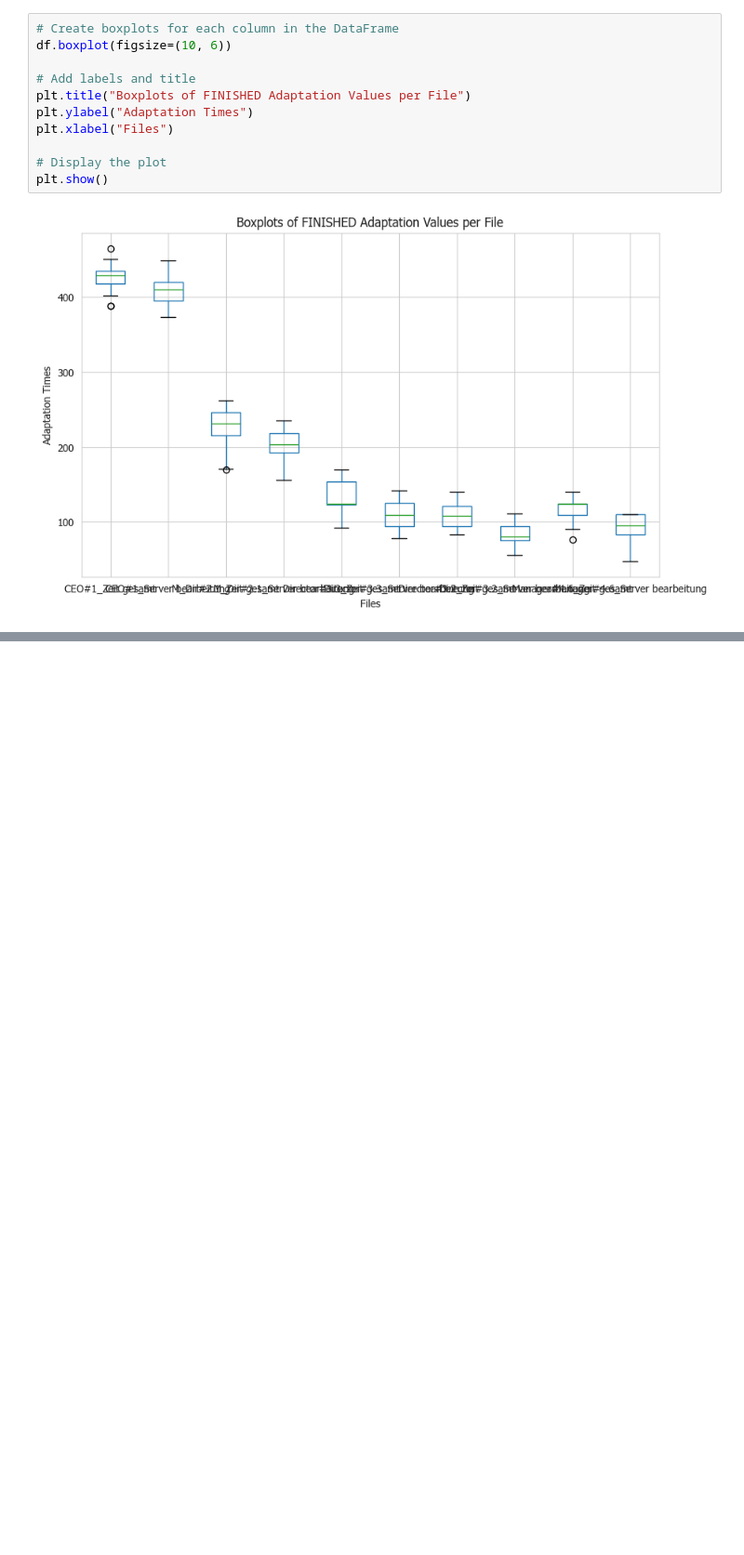
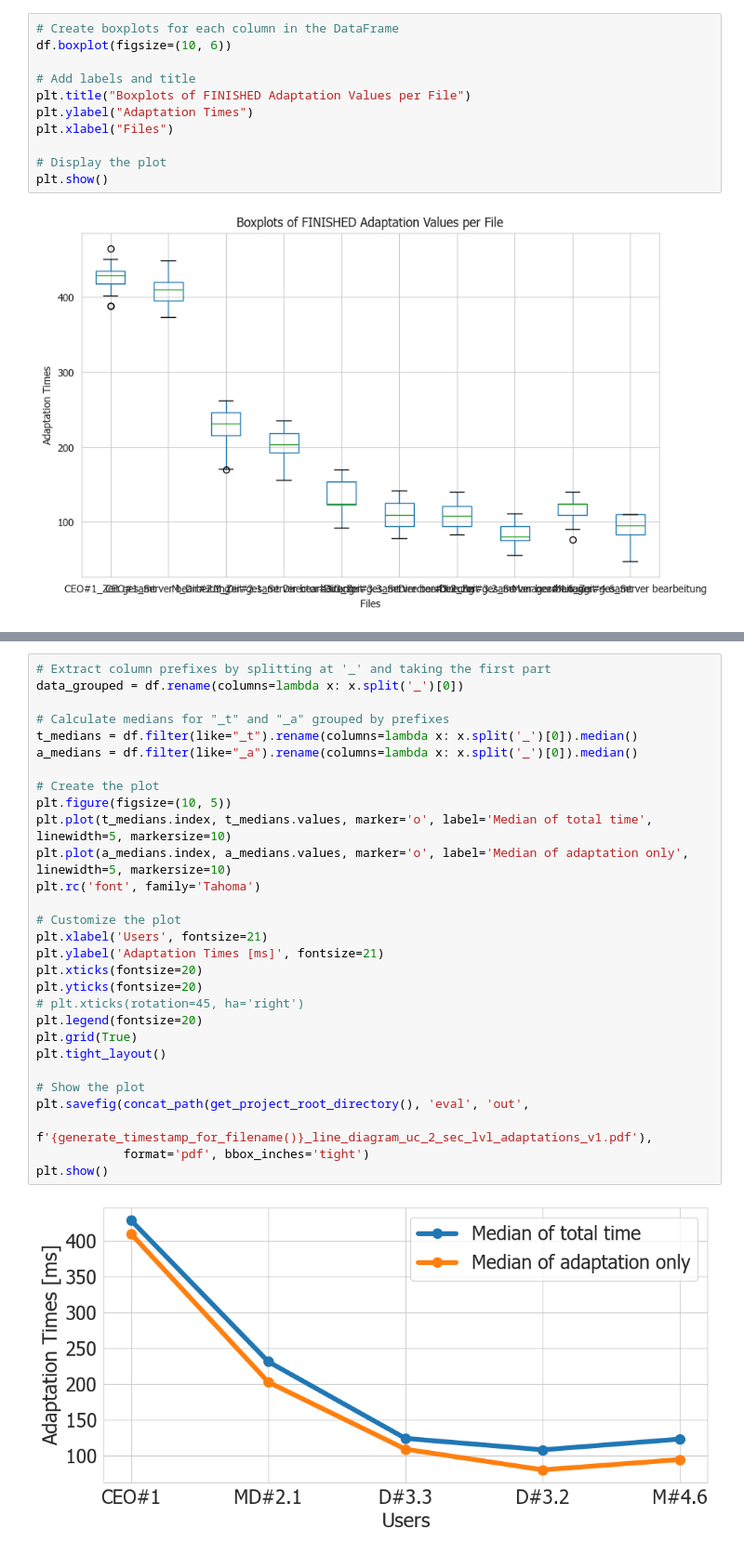
Before and after one commit to jku-lit-scsl/ecsa25_safer-d_uc-1, a Jupyter notebook: eval/02_uc-2_sec_lvl_eval.ipynb, the cells around one changed output, grey strips where cells are left out. Shown at 93% size. Cells and saved outputs as stored; diff of their text form; blank space fills up the shorter version.

```diff
--- a/eval/02_uc-2_sec_lvl_eval.ipynb
+++ b/eval/02_uc-2_sec_lvl_eval.ipynb
@@ -241,0 +314,31 @@ Manager#4.6_Server bearbeitung   109.742000  110.575
+# %%
+# Extract column prefixes by splitting at '_' and taking the first part
+data_grouped = df.rename(columns=lambda x: x.split('_')[0])
+
+# Calculate medians for "_t" and "_a" grouped by prefixes
+t_medians = df.filter(like="_t").rename(columns=lambda x: x.split('_')[0]).median()
+a_medians = df.filter(like="_a").rename(columns=lambda x: x.split('_')[0]).median()
+
+# Create the plot
+plt.figure(figsize=(10, 5))
+plt.plot(t_medians.index, t_medians.values, marker='o', label='Median of total time', linewidth=5, markersize=10)
+plt.plot(a_medians.index, a_medians.values, marker='o', label='Median of adaptation only', linewidth=5, markersize=10)
+plt.rc('font', family='Tahoma')
+
+# Customize the plot
+plt.xlabel('Users', fontsize=21)
+plt.ylabel('Adaptation Times [ms]', fontsize=21)
+plt.xticks(fontsize=20)
+plt.yticks(fontsize=20)
+# plt.xticks(rotation=45, ha='right')
+plt.legend(fontsize=20)
+plt.grid(True)
+plt.tight_layout()
+
+# Show the plot
+plt.savefig(concat_path(get_project_root_directory(), 'eval', 'out',
+                        f'{generate_timestamp_for_filename()}_line_diagram_uc_2_sec_lvl_adaptations_v1.pdf'),
+            format='pdf', bbox_inches='tight')
+plt.show()
+# %% [output]
+[figure, added]
```
Also changed, not shown: parts of 8 cells of this notebook, 3 other files.
